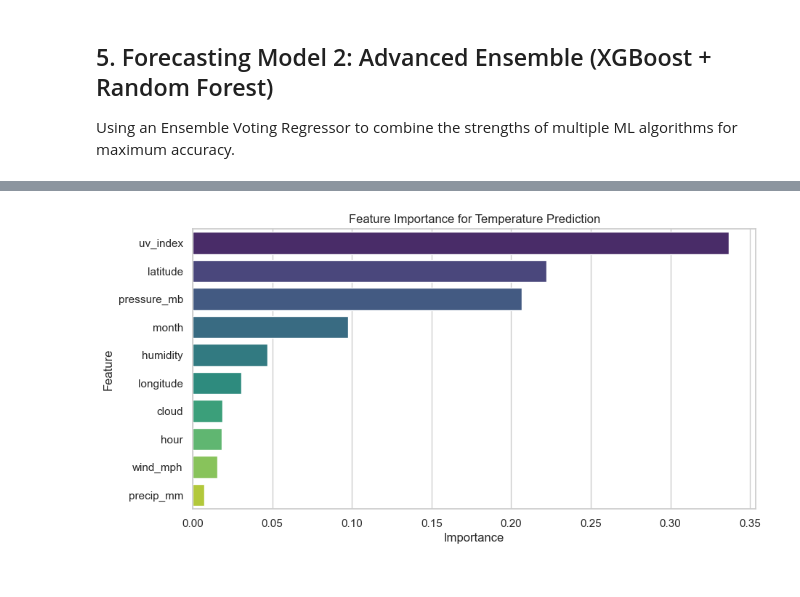
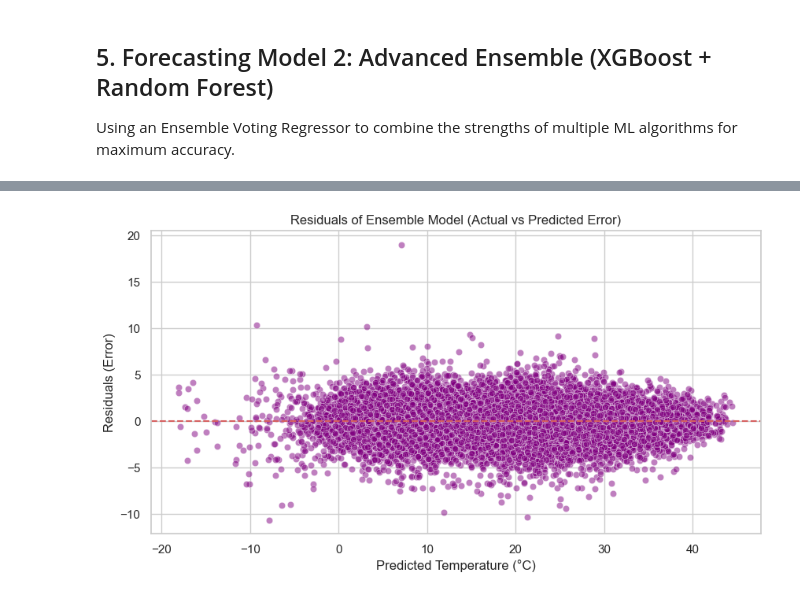
Before and after one commit to tominadal/pm-accelerator-assessment-, a Jupyter notebook: data_science_backend/Weather_Forecasting_Analysis.ipynb, the cells around one changed output, grey strips where cells are left out. Saved outputs shown, nothing was run; the diff lists cells and outputs as text; code cells hidden in the pictures.

Commit message:
feat: initialize data science weather forecasting project with analysis notebook, source script, and documentation.

```diff
--- a/data_science_backend/Weather_Forecasting_Analysis.ipynb
+++ b/data_science_backend/Weather_Forecasting_Analysis.ipynb
@@ -125,6 +219,18 @@ plt.xlabel('Longitude')
 plt.ylabel('Latitude')
 plt.show()
 
+# Unsupervised Learning: Climate Zone Clustering using K-Means
+kmeans_features = ['temperature_celsius', 'humidity', 'precip_mm']
+kmeans = KMeans(n_clusters=4, random_state=42)
+df['climate_cluster'] = kmeans.fit_predict(df[kmeans_features])
+
+plt.figure(figsize=(12, 7))
+scatter_cluster = plt.scatter(df['longitude'], df['latitude'], c=df['climate_cluster'], cmap='Set1', alpha=0.6, s=10)
+plt.title('Geographical Climate Zones (K-Means Clustering)')
+plt.xlabel('Longitude')
+plt.ylabel('Latitude')
+plt.show()
+
 # Environmental Impact (Air Quality vs Temperature)
 plt.figure(figsize=(10, 6))
 sns.scatterplot(data=df, x='temperature_celsius', y='air_quality_PM2.5', hue='humidity', palette='viridis', alpha=0.7)
@@ -165,22 +294,45 @@ plt.show()
 Using an Ensemble Voting Regressor to combine the strengths of multiple ML algorithms for maximum accuracy.
 # %%
 
-# Features are already normalized
-features = ['wind_mph', 'pressure_mb', 'precip_mm', 'humidity', 'cloud', 'uv_index', 'latitude', 'longitude', 'hour', 'month']
+# Features are normalized and time is cyclically encoded, plus advanced lag features
+features = ['wind_mph', 'pressure_mb', 'precip_mm', 'humidity', 'cloud', 'uv_index', 'latitude', 'longitude', 'hour_sin', 'hour_cos', 'month_sin', 'month_cos', 'temp_lag_1', 'temp_rolling_3']
 target = 'temperature_celsius'
 
 X = df[features]
 y = df[target]
 
-# Train Test Split
-X_train, X_test, y_train, y_test = train_test_split(X, y, test_size=0.2, random_state=42)
+# Time Series Split (No Data Leakage, keeping chronological integrity)
+X_train, X_test, y_train, y_test = train_test_split(X, y, test_size=0.2, shuffle=False)
 
-# Define Base Models
-xgb_base = XGBRegressor(n_estimators=100, learning_rate=0.1, max_depth=5, random_state=42)
-rf_base = RandomForestRegressor(n_estimators=50, max_depth=10, random_state=42)
+# Define Baseline Model
+from sklearn.linear_model import LinearRegression
+baseline_model = LinearRegression()
+baseline_model.fit(X_train, y_train)
+y_pred_baseline = baseline_model.predict(X_test)
+rmse_baseline = np.sqrt(mean_squared_error(y_test, y_pred_baseline))
+mae_baseline = mean_absolute_error(y_test, y_pred_baseline)
 
-# Create Ensemble Model
-ensemble_model = VotingRegressor(estimators=[('xgb', xgb_base), ('rf', rf_base)])
+from sklearn.model_selection import RandomizedSearchCV
+
+# Hyperparameter Tuning for XGBoost Base Model
+xgb_param_grid = {
+    'n_estimators': [50, 100, 200],
+    'learning_rate': [0.01, 0.1, 0.2],
+    'max_depth': [3, 5, 7]
+}
+xgb_base = XGBRegressor(random_state=42)
+# Using RandomizedSearchCV with TimeSeriesSplit to prevent data leakage
+tscv = TimeSeriesSplit(n_splits=3)
+xgb_random = RandomizedSearchCV(estimator=xgb_base, param_distributions=xgb_param_grid, n_iter=5, cv=tscv, scoring='neg_mean_squared_error', random_state=42, n_jobs=-1)
+xgb_random.fit(X_train, y_train)
+best_xgb = xgb_random.best_estimator_
+print(f"Best XGBoost Parameters: {xgb_random.best_params_}")
+
+# Random Forest Base Model
+rf_base = RandomForestRegressor(n_estimators=100, max_depth=10, random_state=42, n_jobs=-1)
+
+# Create Ensemble Model with Tuned XGBoost
+ensemble_model = VotingRegressor(estimators=[('xgb', best_xgb), ('rf', rf_base)])
 ensemble_model.fit(X_train, y_train)
 
 # Predict and Evaluate
@@ -188,17 +340,19 @@ y_pred = ensemble_model.predict(X_test)
 rmse = np.sqrt(mean_squared_error(y_test, y_pred))
 mae = mean_absolute_error(y_test, y_pred)
 
-print(f"Ensemble Model (XGBoost + Random Forest) Performance:")
-print(f"RMSE: {rmse:.2f} °C")
-print(f"MAE:  {mae:.2f} °C")
+print("Baseline Model (Linear Regression) Performance:")
+print(f"RMSE: {rmse_baseline:.2f} °C | MAE: {mae_baseline:.2f} °C\n")
 
-# Unique Analysis: Feature Importance (From XGBoost Base)
-xgb_base.fit(X_train, y_train) # Fit standalone to extract importance
-importance = xgb_base.feature_importances_
-feature_imp = pd.DataFrame({'Feature': features, 'Importance': importance}).sort_values(by='Importance', ascending=False)
+print("Ensemble Model (XGBoost + Random Forest) Performance:")
+print(f"RMSE: {rmse:.2f} °C | MAE: {mae:.2f} °C")
 
+# Residual Plot for Ensemble Model
+residuals = y_test - y_pred
 plt.figure(figsize=(10, 5))
-sns.barplot(x='Importance', y='Feature', data=feature_imp, palette='viridis')
-plt.title('Feature Importance for Temperature Prediction')
+sns.scatterplot(x=y_pred, y=residuals, alpha=0.5, color='purple')
+plt.axhline(y=0, color='r', linestyle='--')
+plt.title('Residuals of Ensemble Model (Actual vs Predicted Error)')
+plt.xlabel('Predicted Temperature (°C)')
+plt.ylabel('Residuals (Error)')
 plt.show()
 # %% [output]
@@ -208 +365 @@ MAE:  1.96 °C
-[figure, old version]
+[figure, new version]
```
Also changed, not shown: parts of 21 cells of this notebook, 4 other files.
